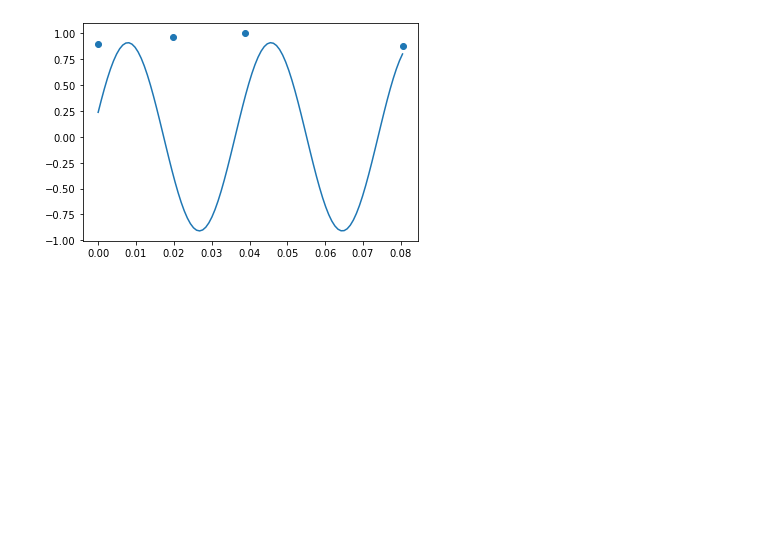
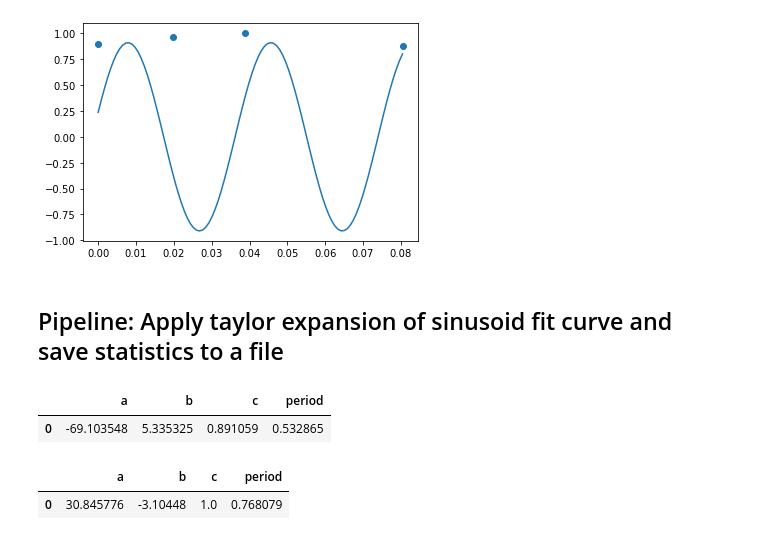
Before and after one commit to matt-ketk/astr-480, a Jupyter notebook: analysis/lightcurve_comparison.ipynb, the cells around one changed output. Saved outputs shown, nothing was run; the diff lists cells and outputs as text; code cells hidden in the pictures; blank space fills up the shorter version.

```diff
--- a/analysis/lightcurve_comparison.ipynb
+++ b/analysis/lightcurve_comparison.ipynb
@@ -134,7 +171,7 @@ plt.scatter(our_jd, rel_flux)
 # %%
-a = quad_fit.params['a']
-b = quad_fit.params['b']
-c = quad_fit.params['c']
-period = 2 * np.pi / np.sqrt(2 * a / (b ** 2 / (4 * a) - c))
+a = quad_fit.params['a'].value
+b = quad_fit.params['b'].value
+c = quad_fit.params['c'].value
+period = 2 * np.pi / np.sqrt(np.abs(2 * a / (b ** 2 / (4 * a) - c)))
 period
 # %% [output]
@@ -149,3 +186,49 @@ plt.scatter(our_jd, rel_flux)
 # %% [output]
 <matplotlib.collections.PathCollection at 0x...>
 [figure]
+# %% [markdown]
+## Pipeline: Apply taylor expansion of sinusoid fit curve and save statistics to a file
+# %%
+from lmfit.models import SineModel, QuadraticModel, Model
+import pandas as pd
+
+def taylor_fit(data_path, results_path):
+    time_series = BinnedTimeSeries.read(
+        data_path,
+        time_bin_start_column='time_bin_start',
+        time_bin_size_column='time_bin_size',
+        time_bin_size_unit=u.s
+    )
+
+    quad = QuadraticModel()
+    time_domain = time_series.time_bin_start.jd - time_series.time_bin_start.jd.min()
+    rel_flux = time_series['AP flux'] / time_series['AP flux'].max()
+    param_guess = quad.guess(rel_flux, x=time_domain)
+    quad_fit = quad.fit(rel_flux, param_guess, x=time_domain)
+
+    a = quad_fit.params['a'].value
+    b = quad_fit.params['b'].value
+    c = quad_fit.params['c'].value
+    period = 2 * np.pi / np.sqrt(np.abs(2 * a / (b ** 2 / (4 * a) - c)))
+
+    results = pd.DataFrame({
+        'a' : [a],
+        'b' : [b],
+        'c' : [c],
+        'period' : [period]
+    })
+
+    results.to_csv(results_path)
+    return results
+# %%
+tz_fit_params = taylor_fit('./results/tzboo_results.csv', './results/tz_fit_params.csv')
+tz_fit_params
+# %% [output]
+|  | a | b | c | period |
+| 0 | -69.103548 | 5.335325 | 0.891059 | 0.532865 |
+# %%
+cc_fit_params = taylor_fit('./results/cccom_results.csv', './results/cc_fit_params.csv')
+cc_fit_params
+# %% [output]
+|  | a | b | c | period |
+| 0 | 30.845776 | -3.10448 | 1.0 | 0.768079 |
```
Also changed, not shown: parts of 5 cells of this notebook, 12 other files.
